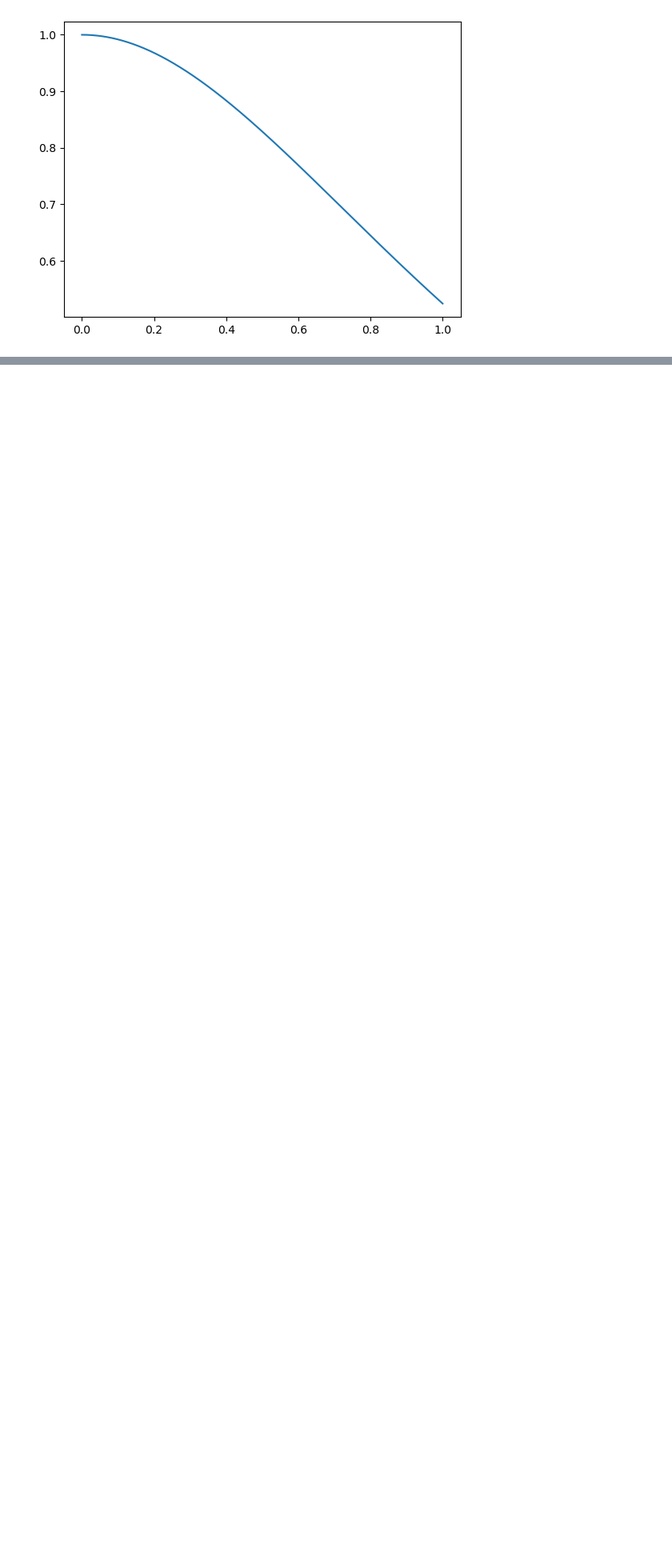
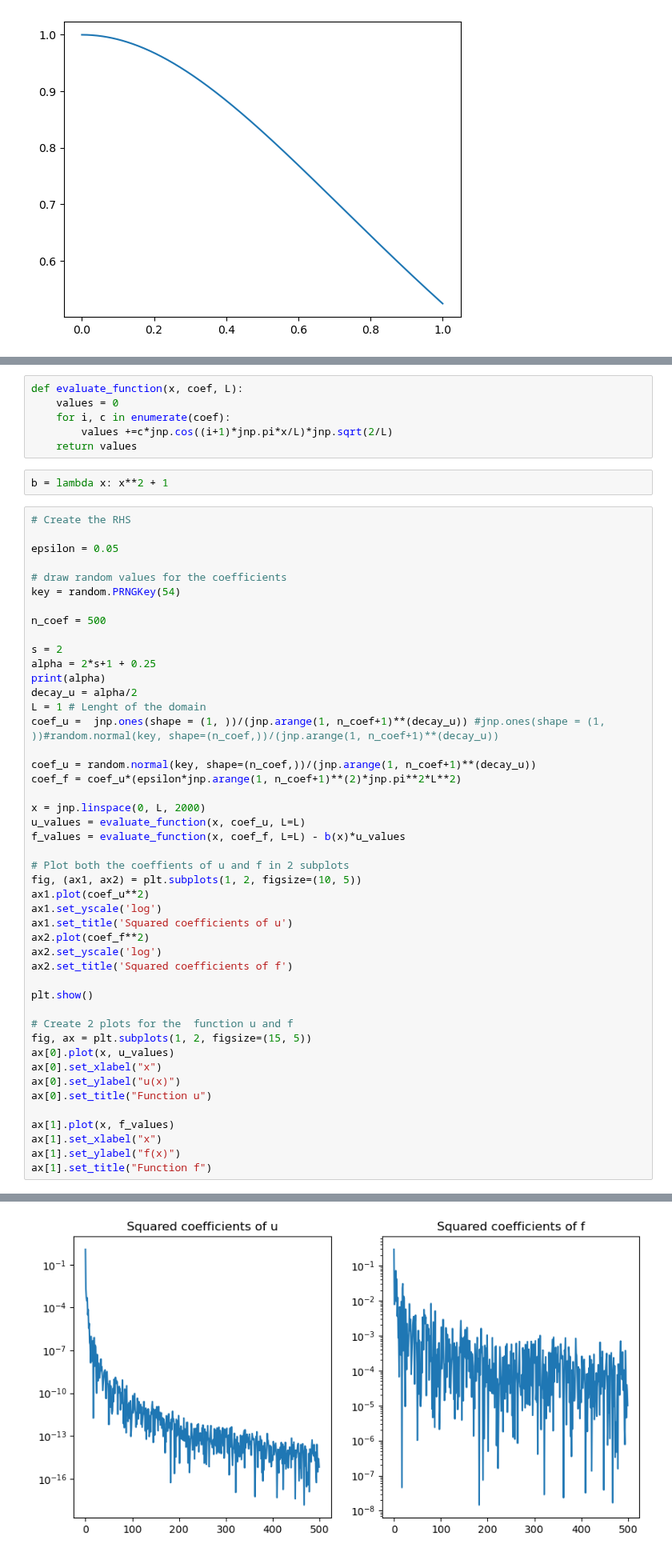
Before and after one commit to MatthieuDarcy/Kernel-NeuralNetworks-SPDEs, a Jupyter notebook: solving_elliptic/elliptic_neumann.ipynb, the cells around one changed output, grey strips where cells are left out. Shown at 80% size. Drawn from its saved outputs; the diff is of its cells as text; blank space fills up the shorter version.

```diff
--- a/solving_elliptic/elliptic_neumann.ipynb
+++ b/solving_elliptic/elliptic_neumann.ipynb
@@ -88,0 +137,55 @@ plt.plot(x, K[0])
+# %%
+def evaluate_function(x, coef, L):
+    values = 0
+    for i, c in enumerate(coef):
+        values +=c*jnp.cos((i+1)*jnp.pi*x/L)*jnp.sqrt(2/L)
+    return values
+# %%
+b = lambda x: x**2 + 1
+# %%
+# Create the RHS
+
+epsilon = 0.05
+
+# draw random values for the coefficients
+key = random.PRNGKey(54)
+
+n_coef = 500
+
+s = 2
+alpha = 2*s+1 + 0.25
+print(alpha)
+decay_u = alpha/2
+L = 1 # Lenght of the domain
+coef_u =  jnp.ones(shape = (1, ))/(jnp.arange(1, n_coef+1)**(decay_u)) #jnp.ones(shape = (1, ))#random.normal(key, shape=(n_coef,))/(jnp.arange(1, n_coef+1)**(decay_u))
+
+coef_u = random.normal(key, shape=(n_coef,))/(jnp.arange(1, n_coef+1)**(decay_u))
+coef_f = coef_u*(epsilon*jnp.arange(1, n_coef+1)**(2)*jnp.pi**2*L**2)
+
+x = jnp.linspace(0, L, 2000)
+u_values = evaluate_function(x, coef_u, L=L)
+f_values = evaluate_function(x, coef_f, L=L) - b(x)*u_values
+
+# Plot both the coeffients of u and f in 2 subplots
+fig, (ax1, ax2) = plt.subplots(1, 2, figsize=(10, 5))
+ax1.plot(coef_u**2)
+ax1.set_yscale('log')
+ax1.set_title('Squared coefficients of u')
+ax2.plot(coef_f**2)
+ax2.set_yscale('log')
+ax2.set_title('Squared coefficients of f')
+
+plt.show()
+
+# Create 2 plots for the  function u and f
+fig, ax = plt.subplots(1, 2, figsize=(15, 5))
+ax[0].plot(x, u_values)
+ax[0].set_xlabel("x")
+ax[0].set_ylabel("u(x)")
+ax[0].set_title("Function u")
+
+ax[1].plot(x, f_values)
+ax[1].set_xlabel("x")
+ax[1].set_ylabel("f(x)")
+ax[1].set_title("Function f")
+# %% [output]
@@ -88,0 +193 @@ plt.plot(x, K[0])
+[figure, added]
```
Also changed, not shown: parts of 26 cells of this notebook, 1 other file.
